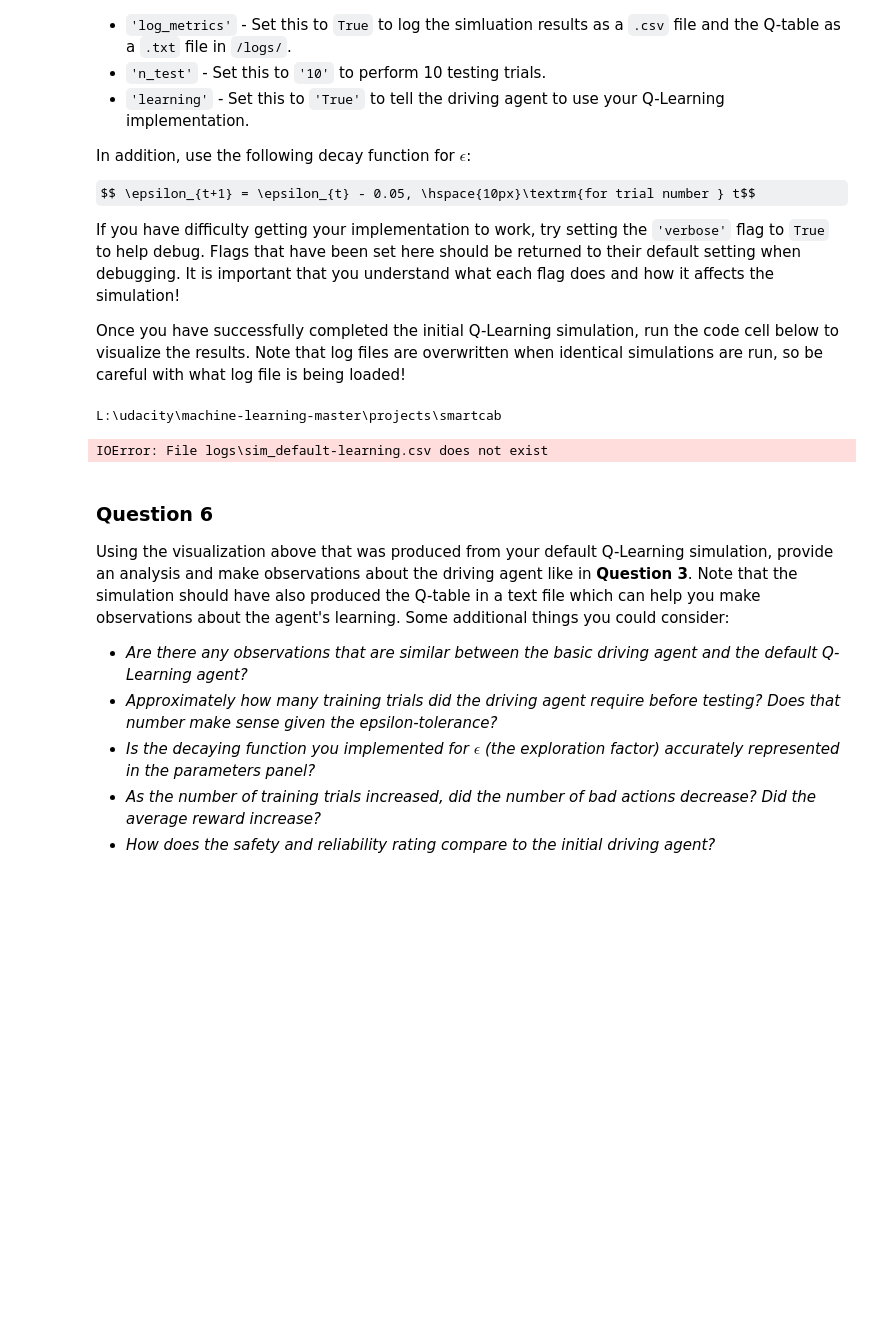
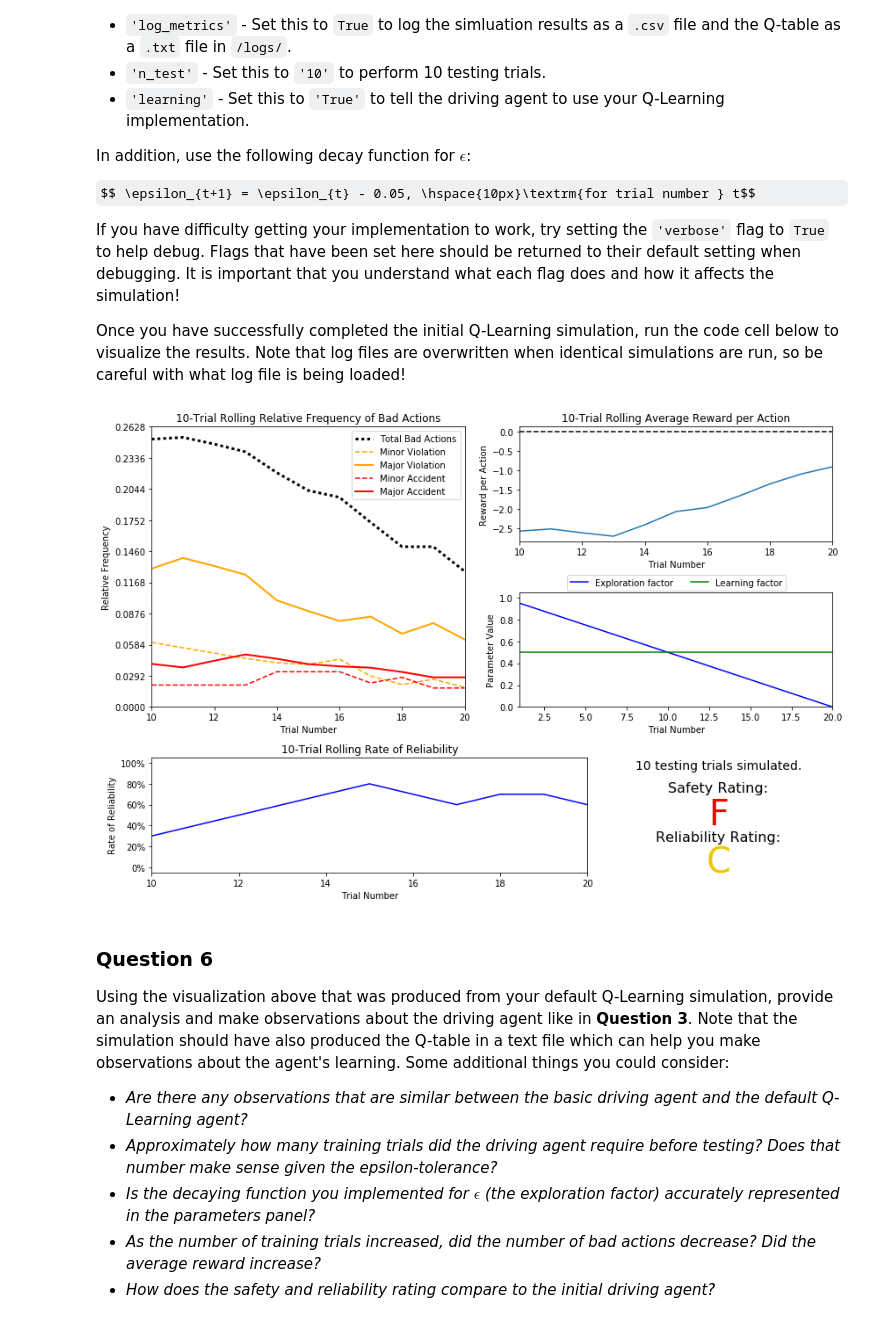
Before and after one commit to nggih/udacity, a Jupyter notebook: machine-learning/projects/smartcab/smartcab.ipynb, the cells around one changed output. Drawn from its saved outputs; the diff is of its cells as text; code cells hidden in the pictures; some formulas as TeX source; blank space fills up the shorter version.

```diff
--- a/machine-learning/projects/smartcab/smartcab.ipynb
+++ b/machine-learning/projects/smartcab/smartcab.ipynb
@@ -220,13 +221,9 @@ If you have difficulty getting your implementation to work, try setting the `'ve
 Once you have successfully completed the initial Q-Learning simulation, run the code cell below to visualize the results. Note that log files are overwritten when identical simulations are run, so be careful with what log file is being loaded!
 # %%
 # Load the 'sim_default-learning' file from the default Q-Learning simulation
-import os
-cwd = os.getcwd()
-print cwd
 vs.plot_trials('sim_default-learning.csv')
 # %% [output]
-L:\udacity\machine-learning-master\projects\smartcab
-IOError: File logs\sim_default-learning.csv does not exist
+[figure, added]
 # %% [markdown]
 ### Question 6
 Using the visualization above that was produced from your default Q-Learning simulation, provide an analysis and make observations about the driving agent like in **Question 3**. Note that the simulation should have also produced the Q-table in a text file which can help you make observations about the agent's learning. Some additional things you could consider:
```
Also changed, not shown: parts of 15 cells of this notebook.
